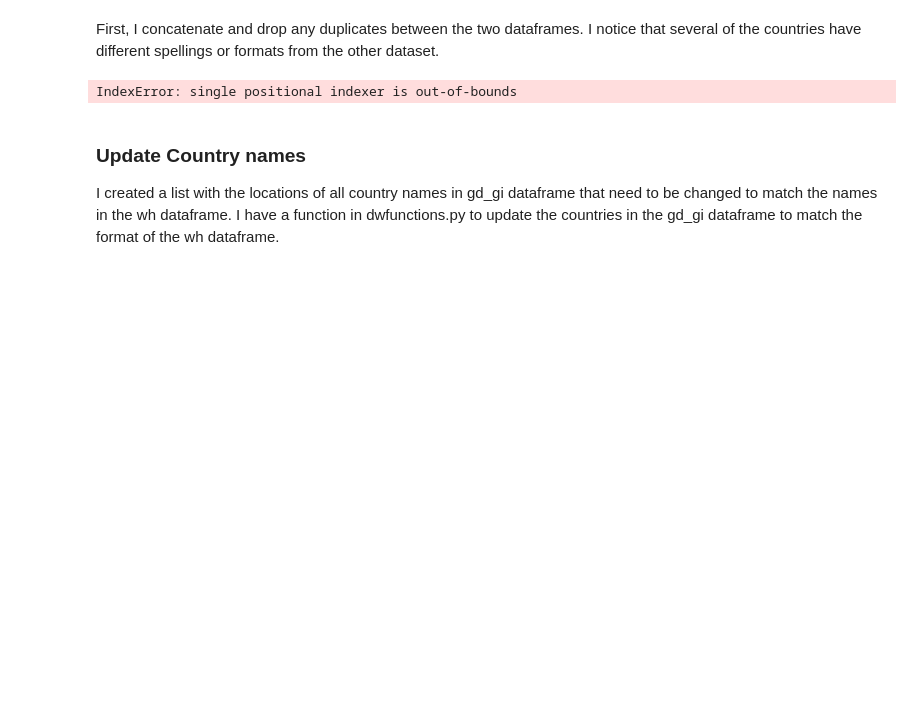
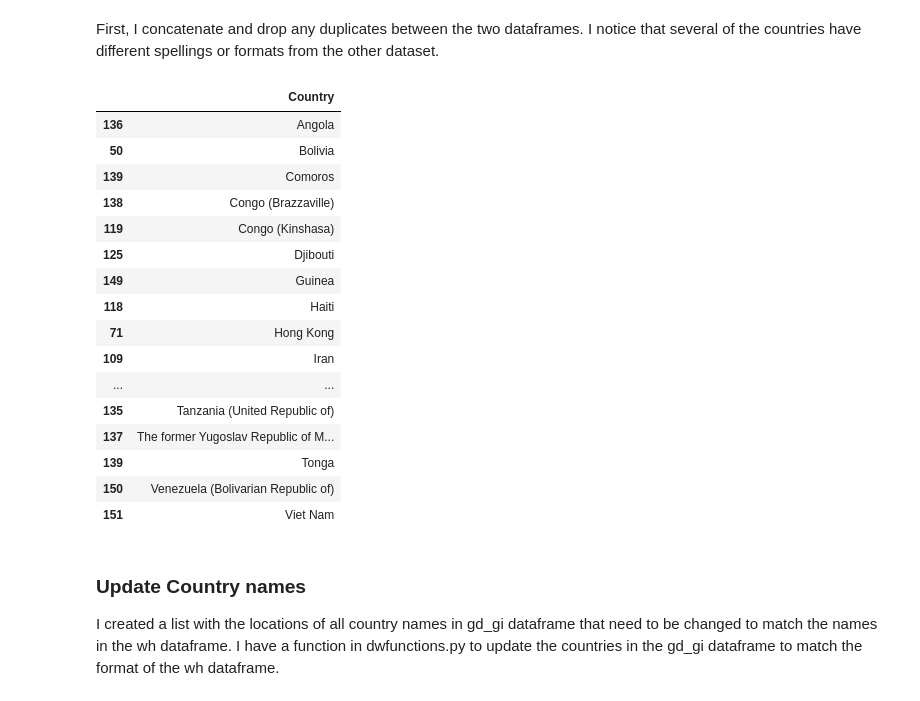
Before and after one commit to nina-driver/Springboard-Capstone-Project-1, a Jupyter notebook: Data Wrangling-WH-GD-GI.ipynb, the cells around one changed output. Saved outputs shown, nothing was run; the diff lists cells and outputs as text; code cells hidden in the pictures; blank space fills up the shorter version.

```diff
--- a/Data Wrangling-WH-GD-GI.ipynb
+++ b/Data Wrangling-WH-GD-GI.ipynb
@@ -294,11 +290,25 @@ wh_countries = wh_2015[['Country']]
 # %% [markdown]
 First, I concatenate and drop any duplicates between the two dataframes. I notice that several of the countries have different spellings or formats from the other dataset.
 # %%
- new = pd.concat([wh_countries,gd_gi_countries]).drop_duplicates(keep=False)
-
-new.iloc[63]
+pd.concat([wh_countries,gd_gi_countries]).drop_duplicates(keep=False)
 # %% [output]
-IndexError: single positional indexer is out-of-bounds
+|  | Country |
+| 136 | Angola |
+| 50 | Bolivia |
+| 139 | Comoros |
+| 138 | Congo (Brazzaville) |
+| 119 | Congo (Kinshasa) |
+| 125 | Djibouti |
+| 149 | Guinea |
+| 118 | Haiti |
+| 71 | Hong Kong |
+| 109 | Iran |
+| ... | ... |
+| 135 | Tanzania (United Republic of) |
+| 137 | The former Yugoslav Republic of M... |
+| 139 | Tonga |
+| 150 | Venezuela (Bolivarian Republic of) |
+| 151 | Viet Nam |
 # %% [markdown]
 ### Update Country names
 I created a list with the locations of all country names in gd_gi dataframe that need to be changed to match the names in the wh dataframe. I have a function in dwfunctions.py to update the countries in the gd_gi dataframe to match the format of the wh dataframe.
```
Also changed, not shown: parts of 3 cells of this notebook.
